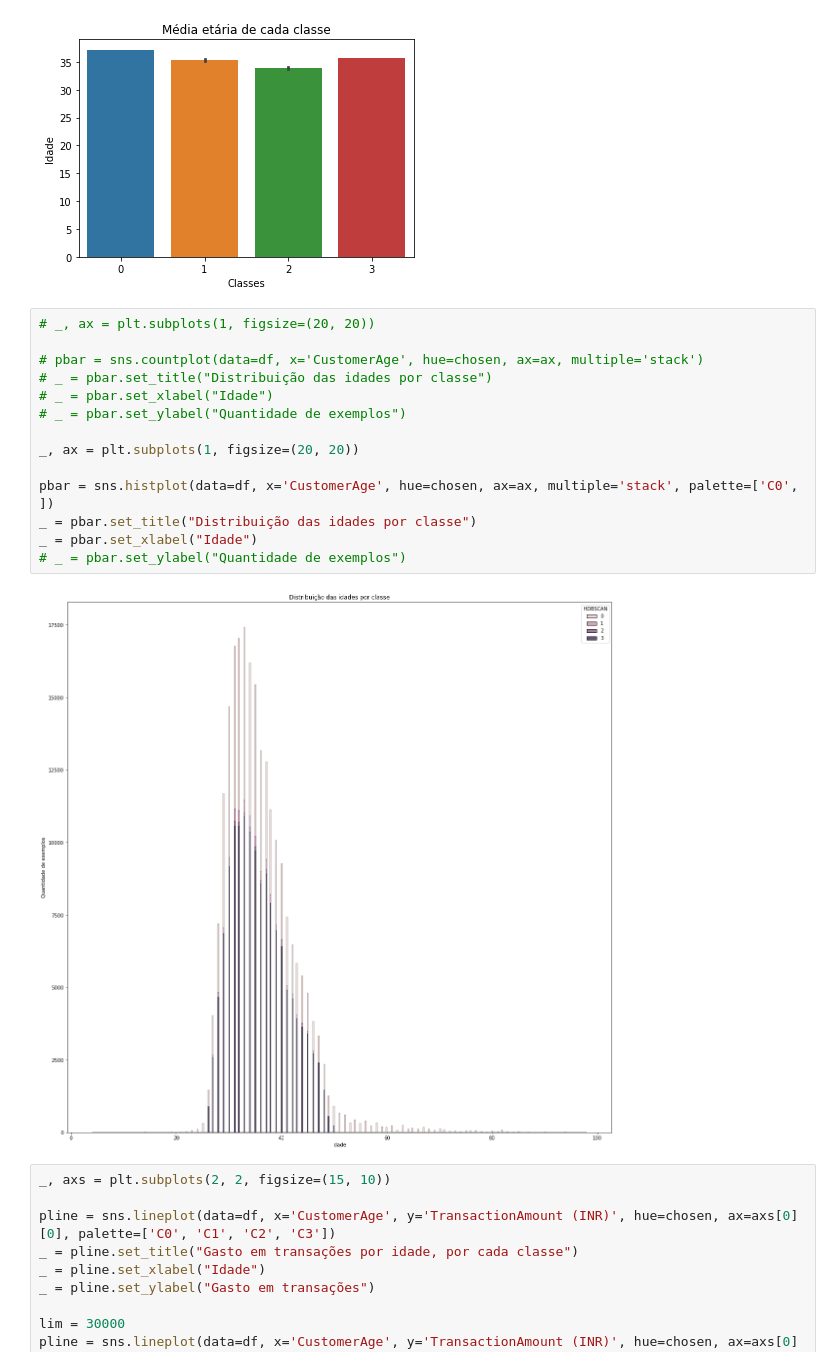
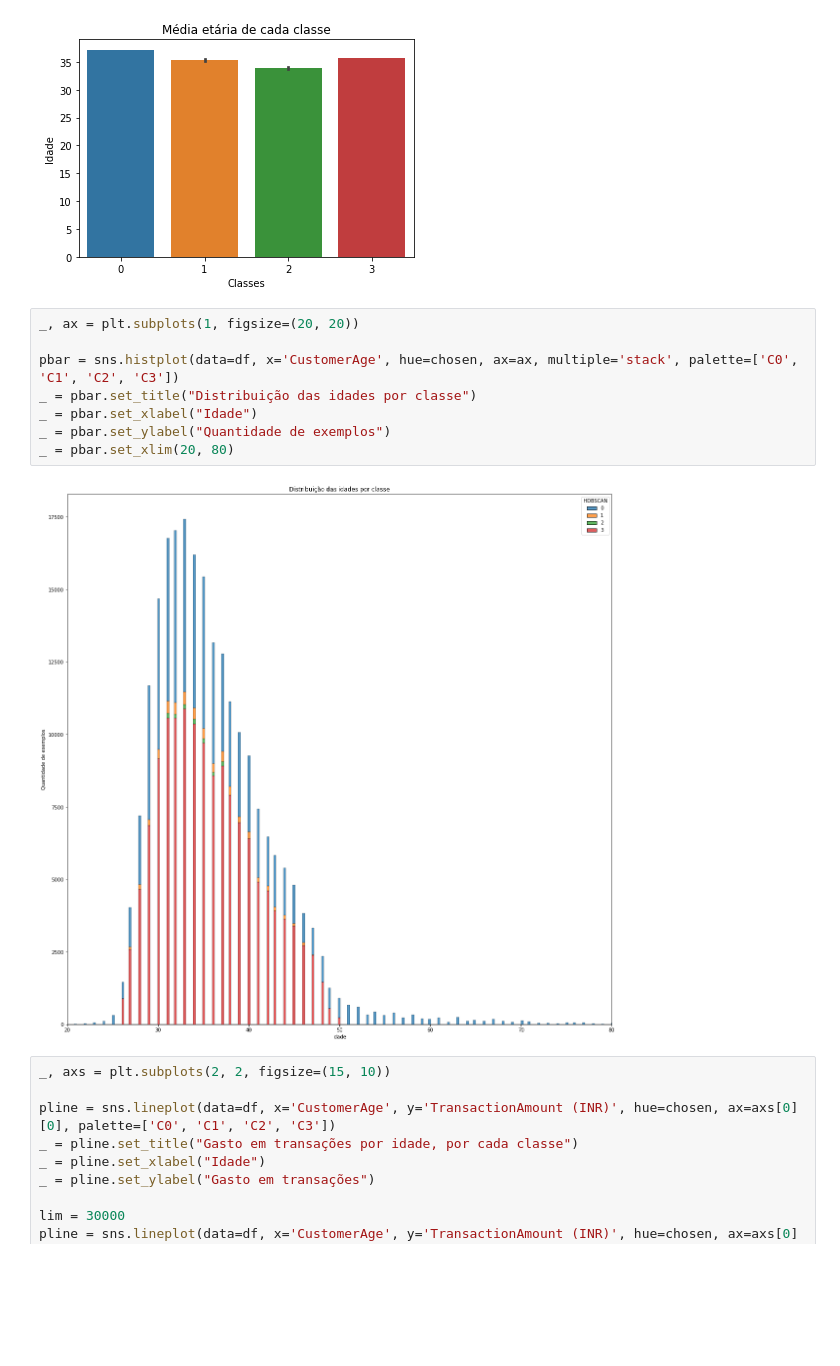
Before and after one commit to tremefabris/am-t2, a Jupyter notebook: bank-transactions-cluster-interpretation.ipynb, the cells around one changed output. Saved outputs shown, nothing was run; the diff lists cells and outputs as text; blank space fills up the shorter version.

```diff
--- a/bank-transactions-cluster-interpretation.ipynb
+++ b/bank-transactions-cluster-interpretation.ipynb
@@ -470,21 +470,15 @@ _ = pbar.set_ylabel("Idade")
 # %% [output]
 [figure]
 # %%
-# _, ax = plt.subplots(1, figsize=(20, 20))
-
-# pbar = sns.countplot(data=df, x='CustomerAge', hue=chosen, ax=ax, multiple='stack')
-# _ = pbar.set_title("Distribuição das idades por classe")
-# _ = pbar.set_xlabel("Idade")
-# _ = pbar.set_ylabel("Quantidade de exemplos")
-
 _, ax = plt.subplots(1, figsize=(20, 20))
 
-pbar = sns.histplot(data=df, x='CustomerAge', hue=chosen, ax=ax, multiple='stack', palette=['C0', ])
+pbar = sns.histplot(data=df, x='CustomerAge', hue=chosen, ax=ax, multiple='stack', palette=['C0', 'C1', 'C2', 'C3'])
 _ = pbar.set_title("Distribuição das idades por classe")
 _ = pbar.set_xlabel("Idade")
-# _ = pbar.set_ylabel("Quantidade de exemplos")
+_ = pbar.set_ylabel("Quantidade de exemplos")
+_ = pbar.set_xlim(20, 80)
 # %% [output]
-[figure, old version]
+[figure, new version]
 # %%
 _, axs = plt.subplots(2, 2, figsize=(15, 10))
 
```
